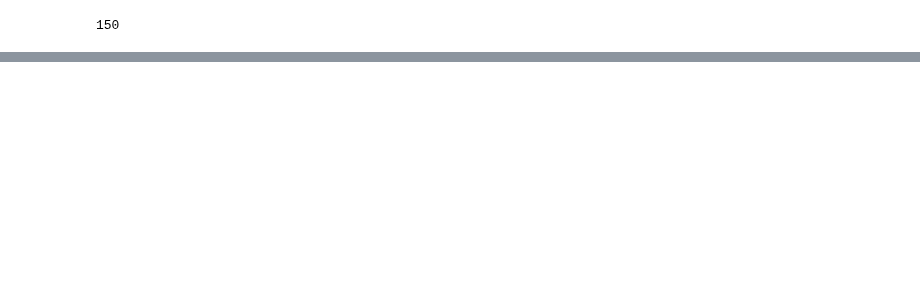
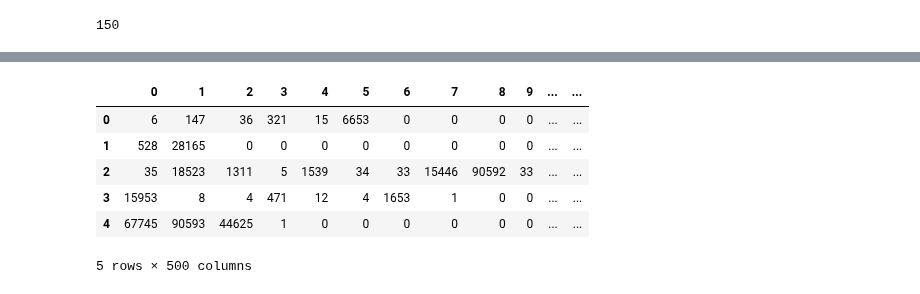
Before and after one commit to brianellis1997/Sarcasm_Detection, a Jupyter notebook: DS_440_Test.ipynb, the cells around one changed output, grey strips where cells are left out. Cells and saved outputs as stored; diff of their text form; code cells hidden in the pictures; blank space fills up the shorter version.

```diff
--- a/DS_440_Test.ipynb
+++ b/DS_440_Test.ipynb
@@ -434 +447,3 @@ embedding_df.tail(5)
 5 rows × 150 columns
+# %%
+train_index,_, X_train = preprocess(X_train)
@@ -435 +458,16 @@ embedding_df.tail(5)
+# %%
+from tensorflow.keras.preprocessing.sequence import pad_sequences
+
+X_train_padded = pad_sequences(X_train, maxlen=500, padding='post')
+# %%
+df = pd.DataFrame(X_train_padded)
+df.head(5)
+# %% [output]
+|  | 0 | 1 | 2 | 3 | 4 | 5 | 6 | 7 | 8 | 9 | ... | ... |
+| 0 | 6 | 147 | 36 | 321 | 15 | 6653 | 0 | 0 | 0 | 0 | ... | ... |
+| 1 | 528 | 28165 | 0 | 0 | 0 | 0 | 0 | 0 | 0 | 0 | ... | ... |
+| 2 | 35 | 18523 | 1311 | 5 | 1539 | 34 | 33 | 15446 | 90592 | 33 | ... | ... |
+| 3 | 15953 | 8 | 4 | 471 | 12 | 4 | 1653 | 1 | 0 | 0 | ... | ... |
+| 4 | 67745 | 90593 | 44625 | 1 | 0 | 0 | 0 | 0 | 0 | 0 | ... | ... |
+5 rows × 500 columns
 # %%
```
Also changed, not shown: parts of 23 cells of this notebook.
